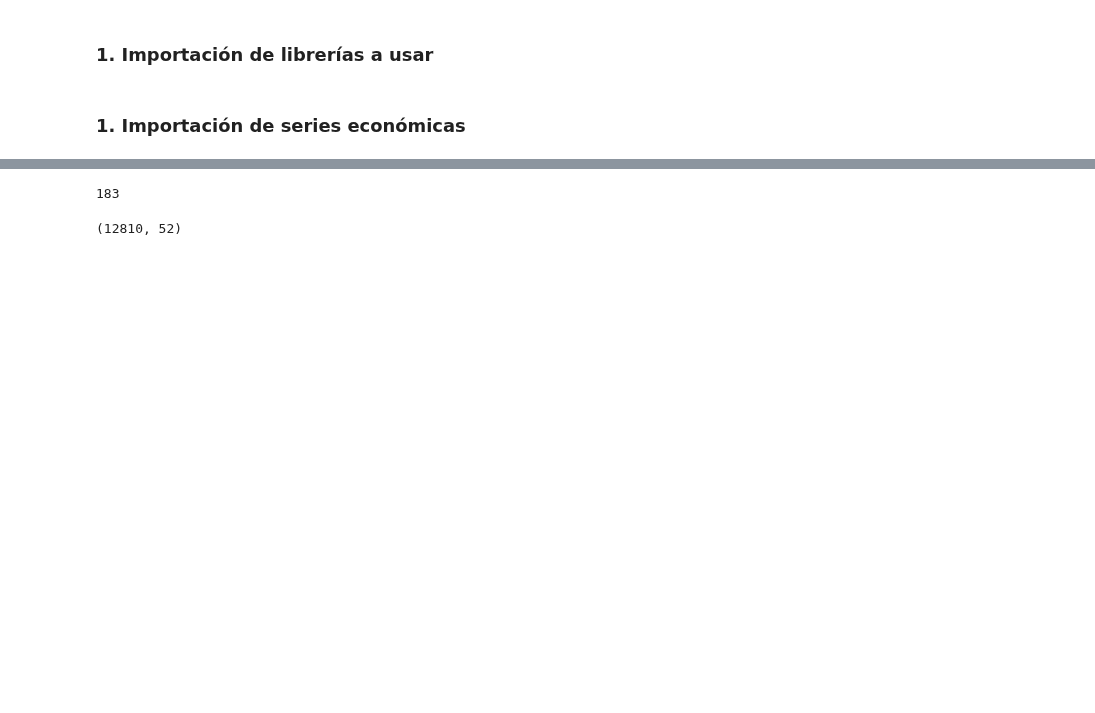
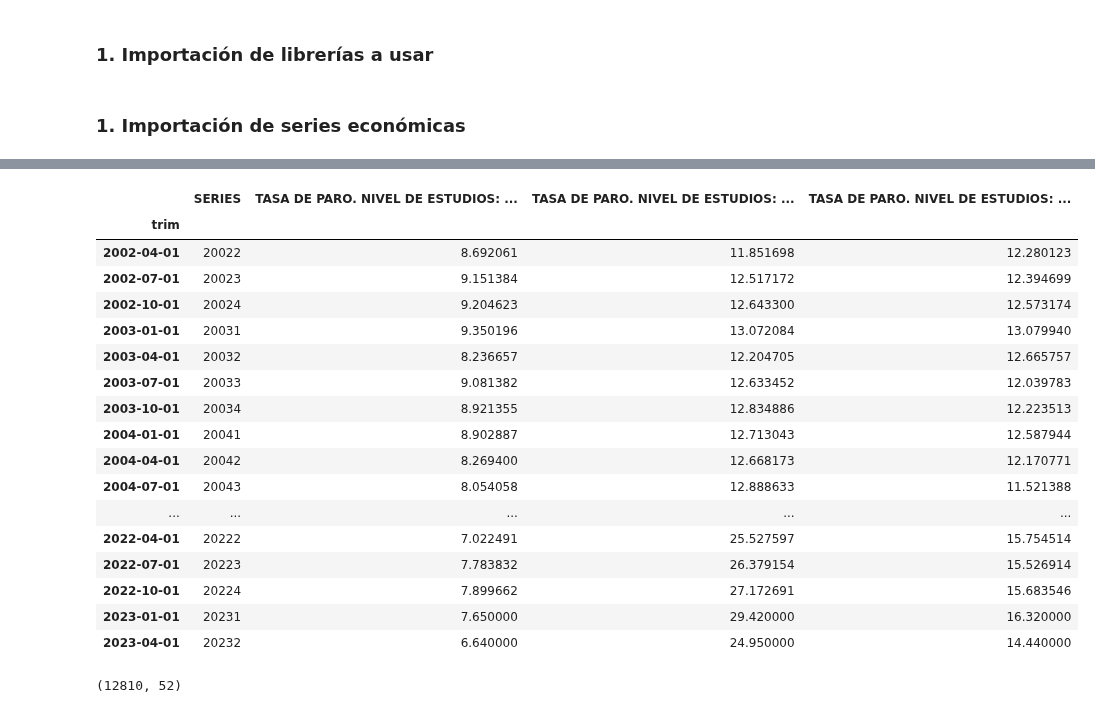
Before and after one commit to otoperalias/Coyuntura, a Jupyter notebook: clases/Tema2_II.ipynb, the cells around one changed output, grey strips where cells are left out. Drawn from its saved outputs; the diff is of its cells as text; code cells hidden in the pictures; blank space fills up the shorter version.

```diff
--- a/clases/Tema2_II.ipynb
+++ b/clases/Tema2_II.ipynb
@@ -35 +38,22 @@ pwt
+# %%
+# 2. Eliminamos la primera fila
+data=data.iloc[1:] # seleccionamos de la fila 2 (que tiene index=1) en adelante
+data
+# %%
+# 3. Preparamos la columna con la fecha (trimestre)
+
+# 3.1. Primero convierto los datos en string
+data['trim']=data['SERIES'].astype('str')
+
+# 3.2. Extraemos los 4 primeros dígitos, añadimos una Q y añadimos el último dígito
+data['trim']=data['SERIES'].str[:4]+"Q"+data['SERIES'].str[-1:]
+data
+# %%
+# 4. Convertimos la columna en datatime, para que Python la interprete como fecha
+data['trim']=pd.to_datetime(data['trim'])
+data
+# %%
+# 5. Ahora se establece la columna trim como index de la tabla
+data.set_index("trim", inplace=True)
+data
 # %%
@@ -45,8 +62,24 @@ for a in pwt['country'].unique():
-# %%
-# Número de países
-len(pwt['country'].unique())
-# %% [output]
-183
+# %%
+data
+# %% [output]
+|  | SERIES | TASA DE PARO. NIVEL DE ESTUDIOS: ... | TASA DE PARO. NIVEL DE ESTUDIOS: ... | TASA DE PARO. NIVEL DE ESTUDIOS: ... |
+| trim |  |  |  |  |
+| 2002-04-01 | 20022 | 8.692061 | 11.851698 | 12.280123 |
+| 2002-07-01 | 20023 | 9.151384 | 12.517172 | 12.394699 |
+| 2002-10-01 | 20024 | 9.204623 | 12.643300 | 12.573174 |
+| 2003-01-01 | 20031 | 9.350196 | 13.072084 | 13.079940 |
+| 2003-04-01 | 20032 | 8.236657 | 12.204705 | 12.665757 |
+| 2003-07-01 | 20033 | 9.081382 | 12.633452 | 12.039783 |
+| 2003-10-01 | 20034 | 8.921355 | 12.834886 | 12.223513 |
+| 2004-01-01 | 20041 | 8.902887 | 12.713043 | 12.587944 |
+| 2004-04-01 | 20042 | 8.269400 | 12.668173 | 12.170771 |
+| 2004-07-01 | 20043 | 8.054058 | 12.888633 | 11.521388 |
+| ... | ... | ... | ... | ... |
+| 2022-04-01 | 20222 | 7.022491 | 25.527597 | 15.754514 |
+| 2022-07-01 | 20223 | 7.783832 | 26.379154 | 15.526914 |
+| 2022-10-01 | 20224 | 7.899662 | 27.172691 | 15.683546 |
+| 2023-01-01 | 20231 | 7.650000 | 29.420000 | 16.320000 |
+| 2023-04-01 | 20232 | 6.640000 | 24.950000 | 14.440000 |
 # %%
 # Los años
 pwt['year'].unique()
```
Also changed, not shown: parts of 6 cells of this notebook.
